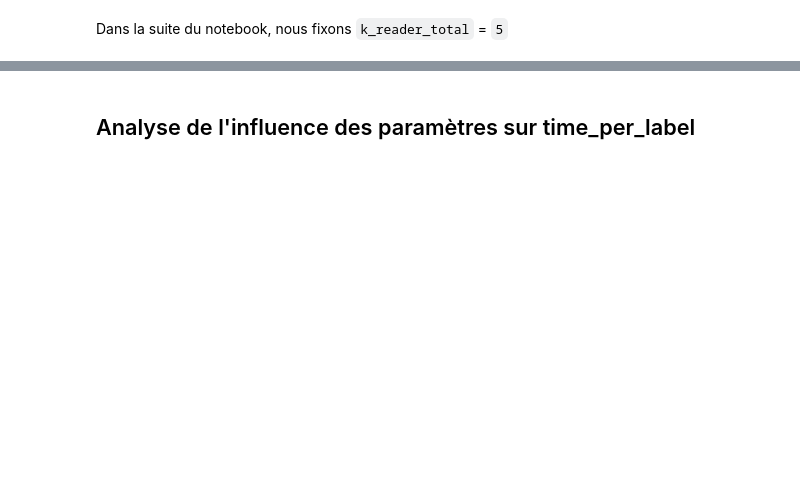
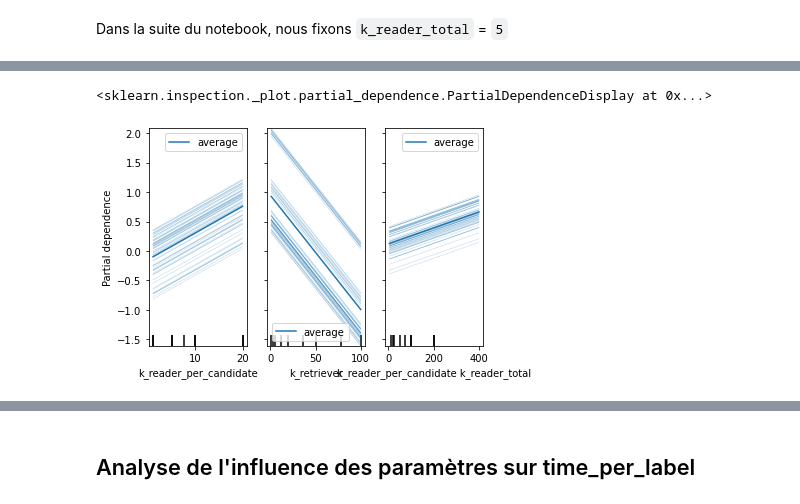
Before and after one commit to etalab-ia/piaf-ml, a Jupyter notebook: notebooks/experiments_analysis/visualizations_january_report.ipynb, the cells around one changed output, grey strips where cells are left out. Cells and saved outputs as stored; diff of their text form; code cells hidden in the pictures; blank space fills up the shorter version.

```diff
--- a/notebooks/experiments_analysis/visualizations_january_report.ipynb
+++ b/notebooks/experiments_analysis/visualizations_january_report.ipynb
@@ -102,0 +101,12 @@ Dans la suite du notebook, nous fixons `k_reader_total` = `5`
+# %%
+y = runs['reader_topk_accuracy_has_answer']
+X = runs[['k_reader_per_candidate', 'k_reader_total', 'k_retriever']]
+# %%
+poly = PolynomialFeatures(degree=3)
+model = Ridge()
+
+X_poly = poly.fit_transform(X)
+X_poly = pd.DataFrame(X_poly, columns=poly.get_feature_names(X.columns))
+
+model.fit(X_poly,y)
+model.score(X_poly,y)
@@ -102,0 +140,6 @@ Dans la suite du notebook, nous fixons `k_reader_total` = `5`
+# %%
+important_features = ['k_reader_per_candidate', 'k_retriever','k_reader_per_candidate k_reader_total']
+plot_partial_dependence (model, X_poly, important_features, kind='both')
+# %% [output]
+<sklearn.inspection._plot.partial_dependence.PartialDependenceDisplay at 0x...>
+[figure, added]
```
Also changed, not shown: parts of 27 cells of this notebook, 1 other file.
